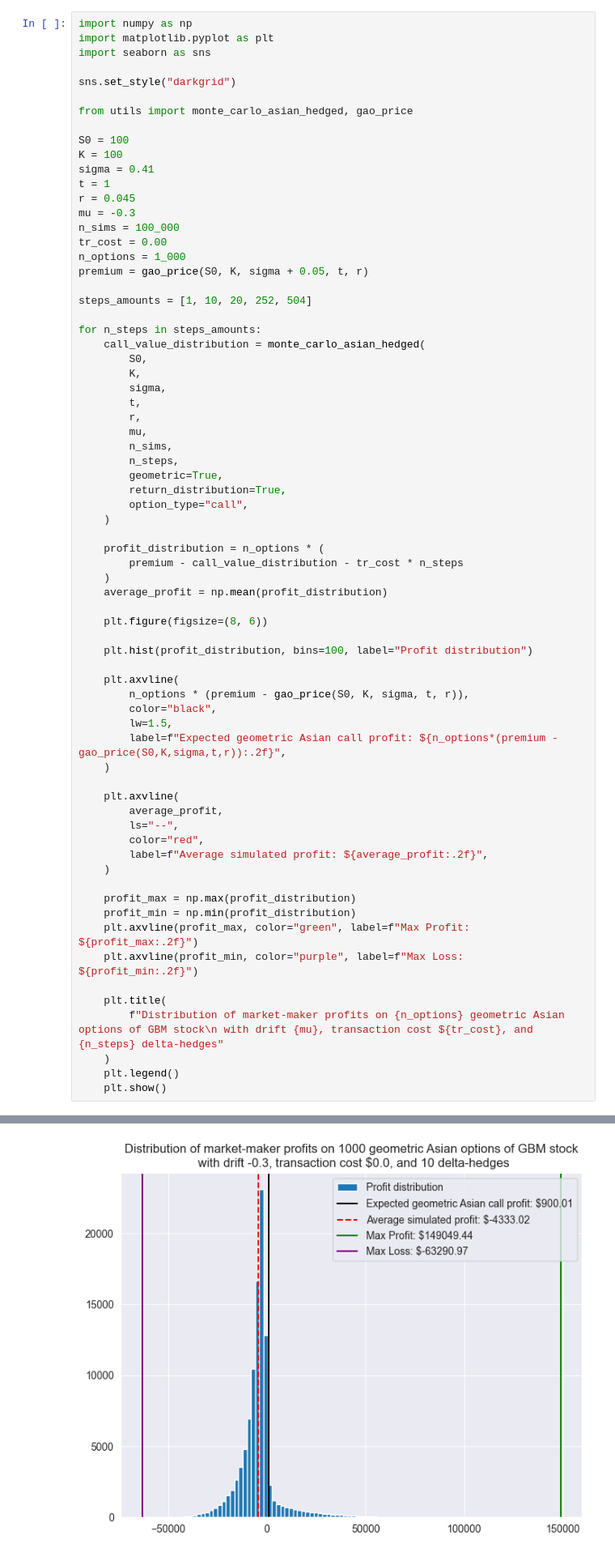
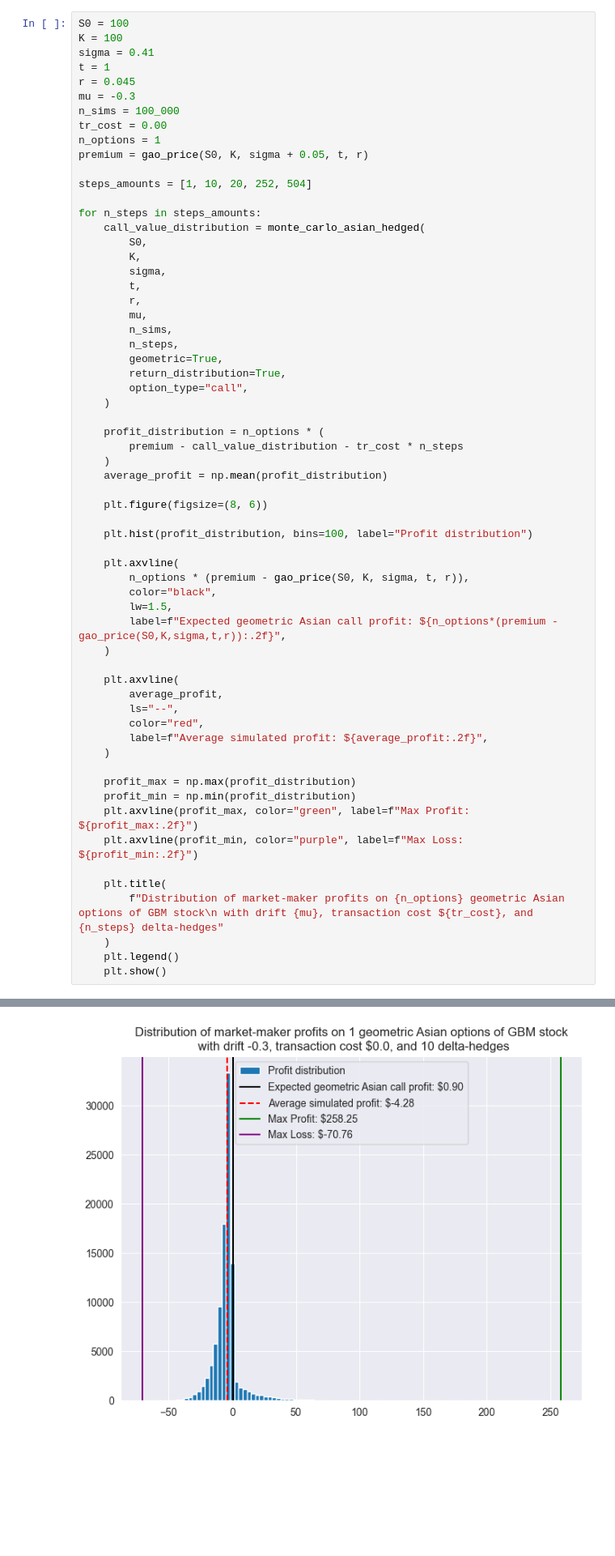
Before and after one commit to albesianor/Asian-options-hedging, a Jupyter notebook: 04_asian_hedging.ipynb, the cells around one changed output, grey strips where cells are left out. Shown at 81% size. Drawn from its saved outputs; the diff is of its cells as text; blank space fills up the shorter version.

```diff
--- a/04_asian_hedging.ipynb
+++ b/04_asian_hedging.ipynb
@@ -110,12 +142,4 @@ Below we simulate the effect of the number of samples/hedges on the profit of a
 # %%
-import numpy as np
-import matplotlib.pyplot as plt
-import seaborn as sns
-
-sns.set_style("darkgrid")
-
-from utils import monte_carlo_asian_hedged, gao_price
-
 S0 = 100
 K = 100
 sigma = 0.41
@@ -124,7 +148,7 @@ r = 0.045
 mu = -0.3
 n_sims = 100_000
 tr_cost = 0.00
-n_options = 1_000
+n_options = 1
 premium = gao_price(S0, K, sigma + 0.05, t, r)
 
 steps_amounts = [1, 10, 20, 252, 504]
@@ -182 +206 @@ for n_steps in steps_amounts:
-[figure, old version]
+[figure, new version]
```
Also changed, not shown: parts of 15 cells of this notebook, 6 other files.
